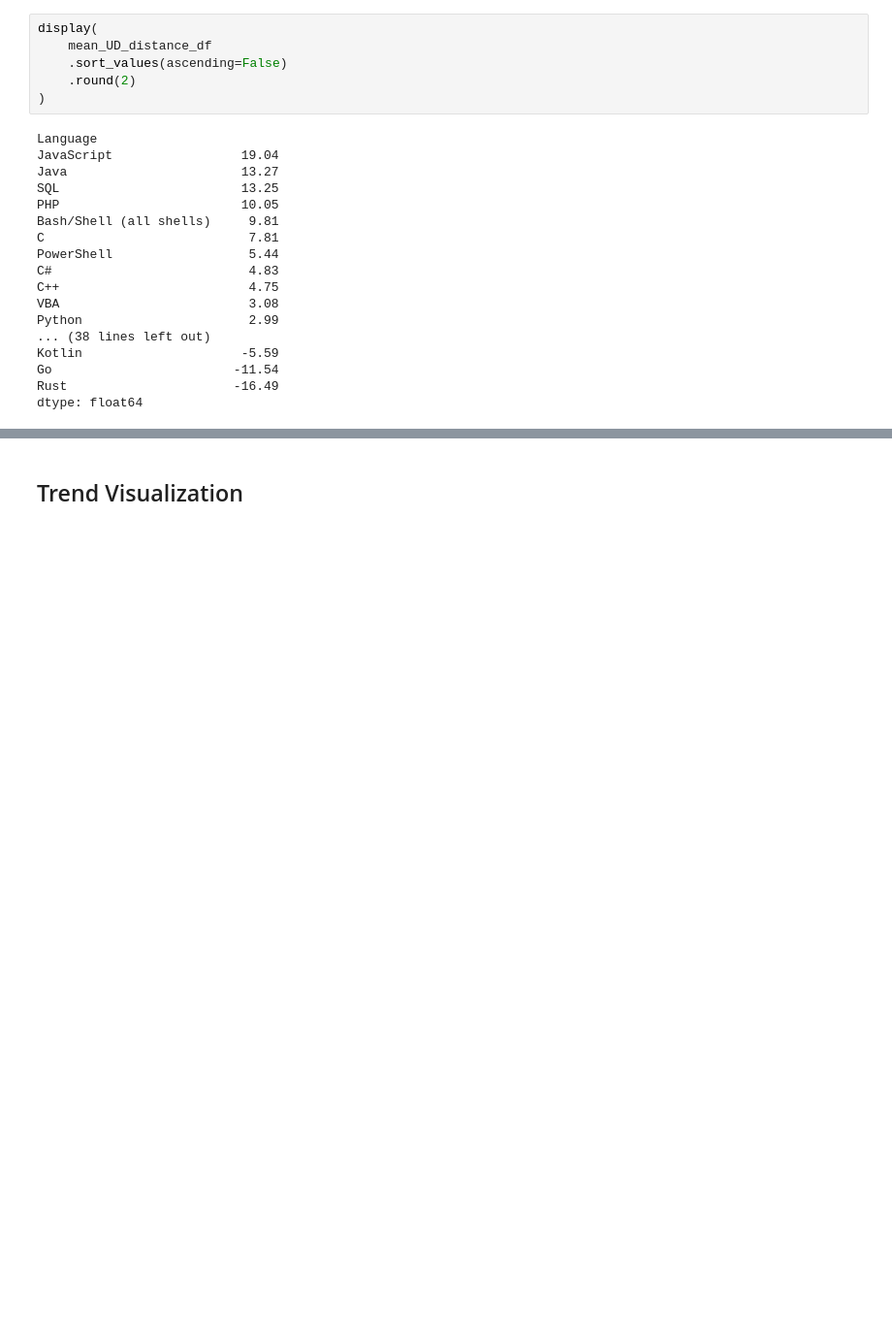
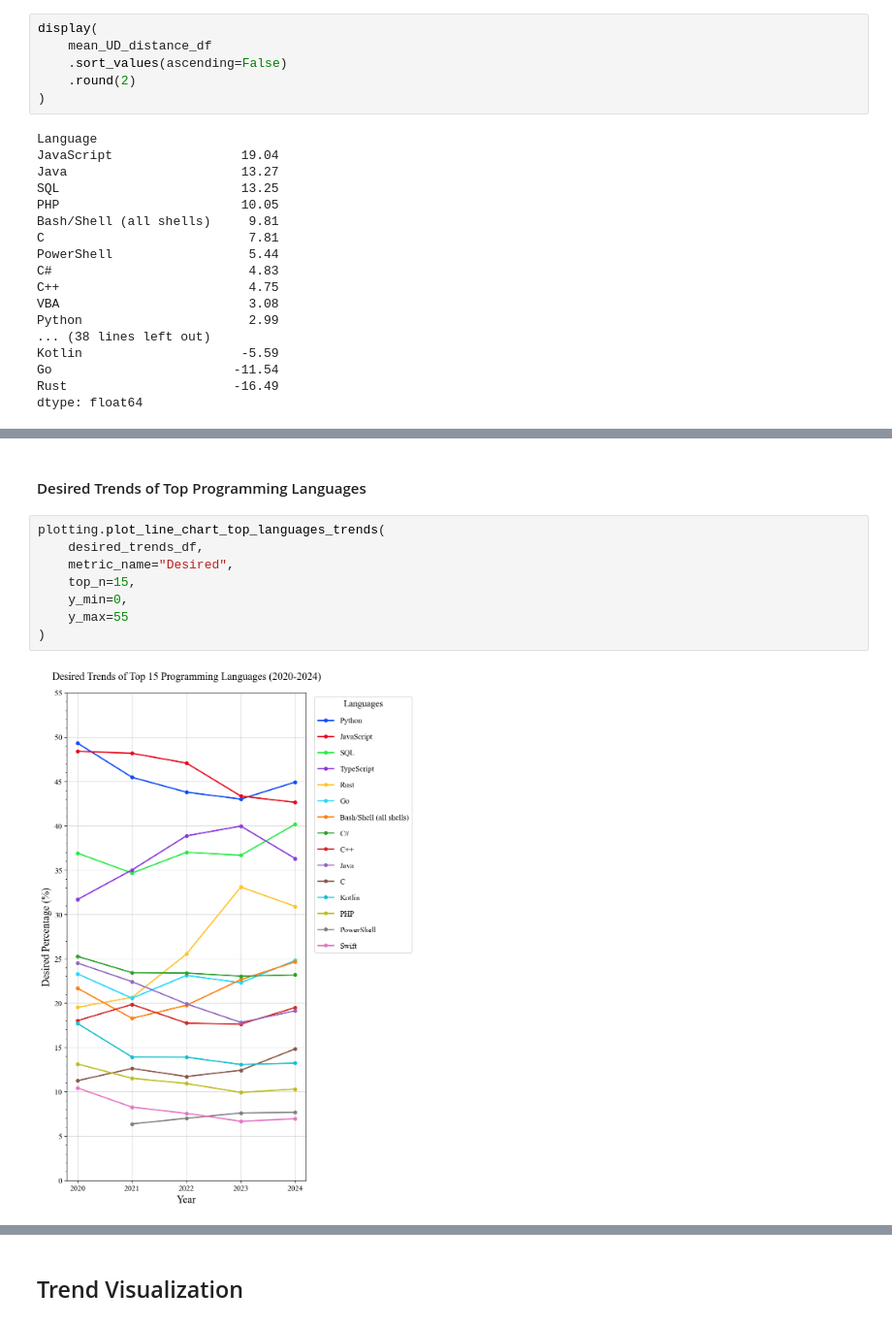
Before and after one commit to devinlin89/SO-language-trends-2020-2024, a Jupyter notebook: notebooks/analysis.ipynb, the cells around one changed output, grey strips where cells are left out. Shown at 97% size. Drawn from its saved outputs; the diff is of its cells as text; blank space fills up the shorter version.

```diff
--- a/notebooks/analysis.ipynb
+++ b/notebooks/analysis.ipynb
@@ -587,0 +605,12 @@ dtype: float64
+# %% [markdown]
+#### Desired Trends of Top Programming Languages
+# %%
+plotting.plot_line_chart_top_languages_trends(
+    desired_trends_df,
+    metric_name="Desired",
+    top_n=15,
+    y_min=0,
+    y_max=55
+)
+# %% [output]
+[figure, added]
```
Also changed, not shown: parts of 12 cells of this notebook, 1 other file.
